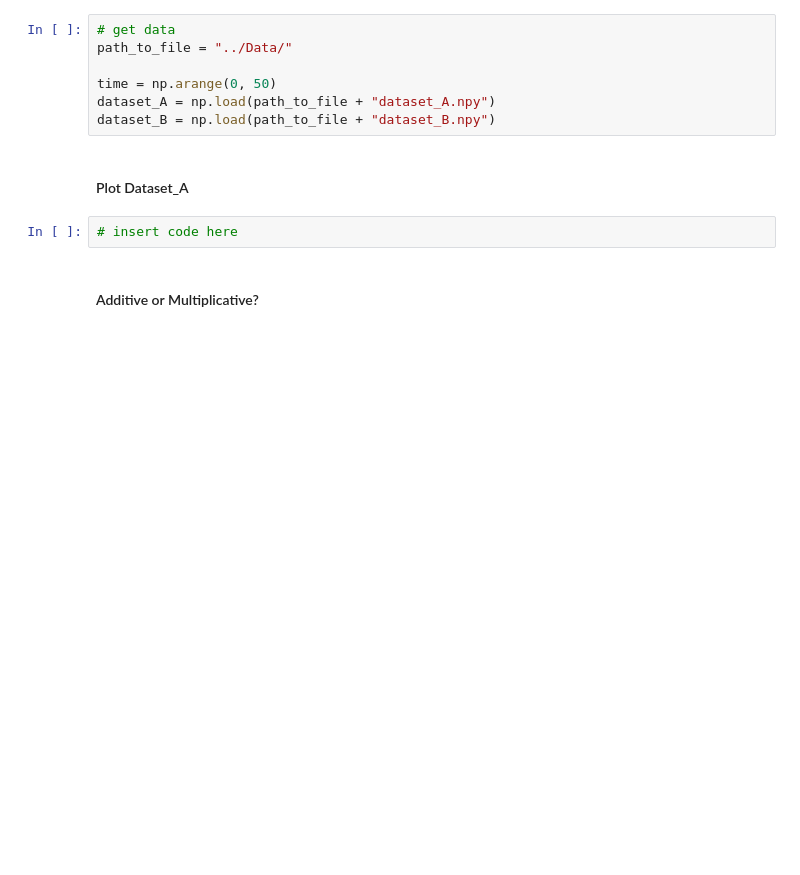
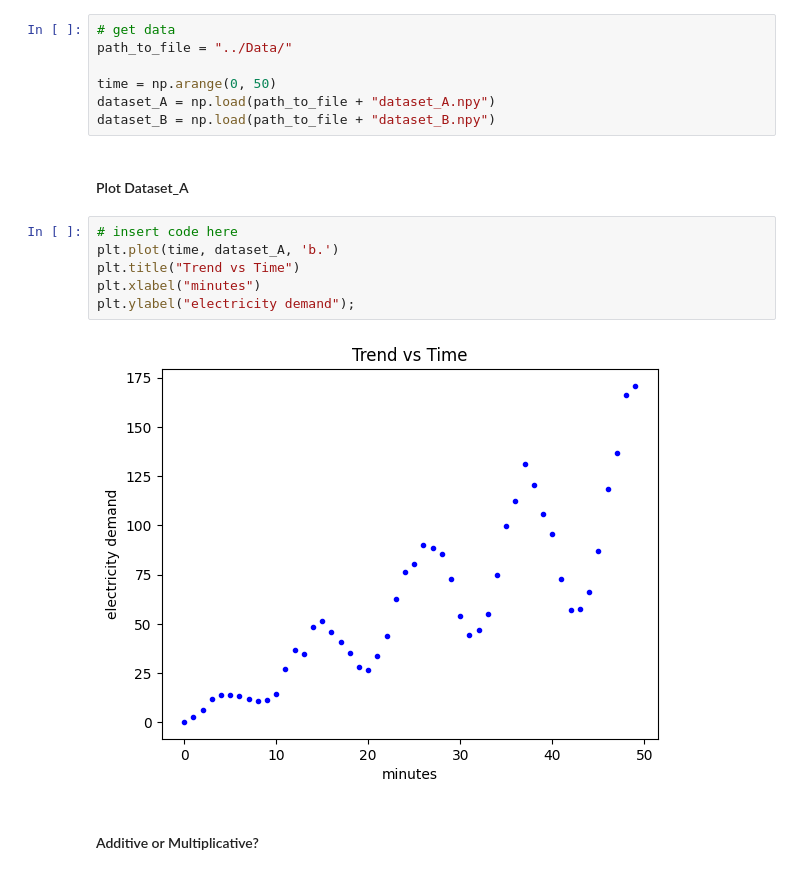
Before and after one commit to jordanbell2357/Intel, a Jupyter notebook: course-time-series-analysis/Time_Series_Analysis_v01-class1/Notebooks/Introduction_to_Time_Series_student.ipynb, the cells around one changed output. Cells and saved outputs as stored; diff of their text form; blank space fills up the shorter version.

```diff
--- a/course-time-series-analysis/Time_Series_Analysis_v01-class1/Notebooks/Introduction_to_Time_Series_student.ipynb
+++ b/course-time-series-analysis/Time_Series_Analysis_v01-class1/Notebooks/Introduction_to_Time_Series_student.ipynb
@@ -151,8 +161,14 @@ dataset_A = np.load(path_to_file + "dataset_A.npy")
 dataset_B = np.load(path_to_file + "dataset_B.npy")
 # %% [markdown]
 #### Plot Dataset_A
-# %%
-# insert code here
+# %%
+# insert code here
+plt.plot(time, dataset_A, 'b.')
+plt.title("Trend vs Time")
+plt.xlabel("minutes")
+plt.ylabel("electricity demand");
+# %% [output]
+[figure, added]
 # %% [markdown]
 #### Additive or Multiplicative?
 # %% [markdown]
```
Also changed, not shown: parts of 12 cells of this notebook.
